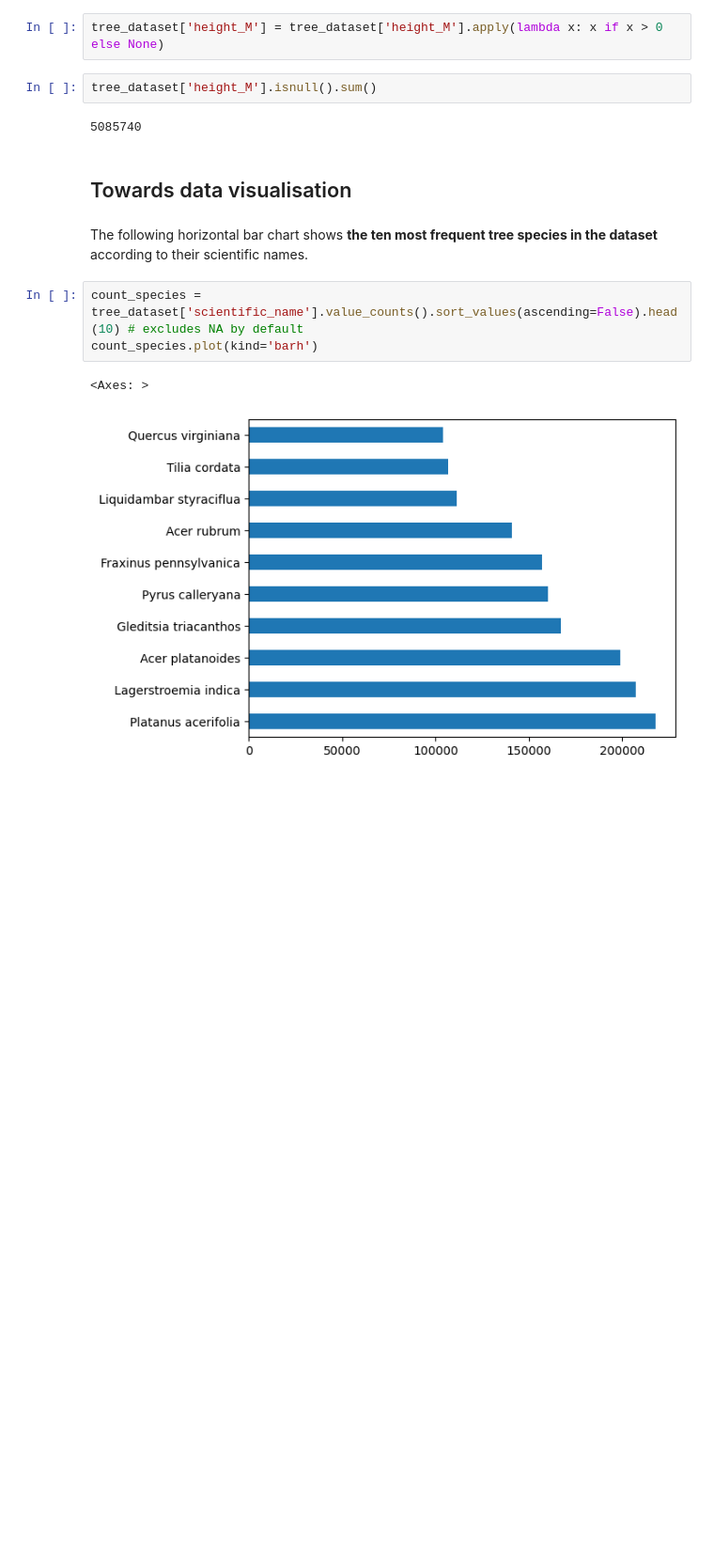
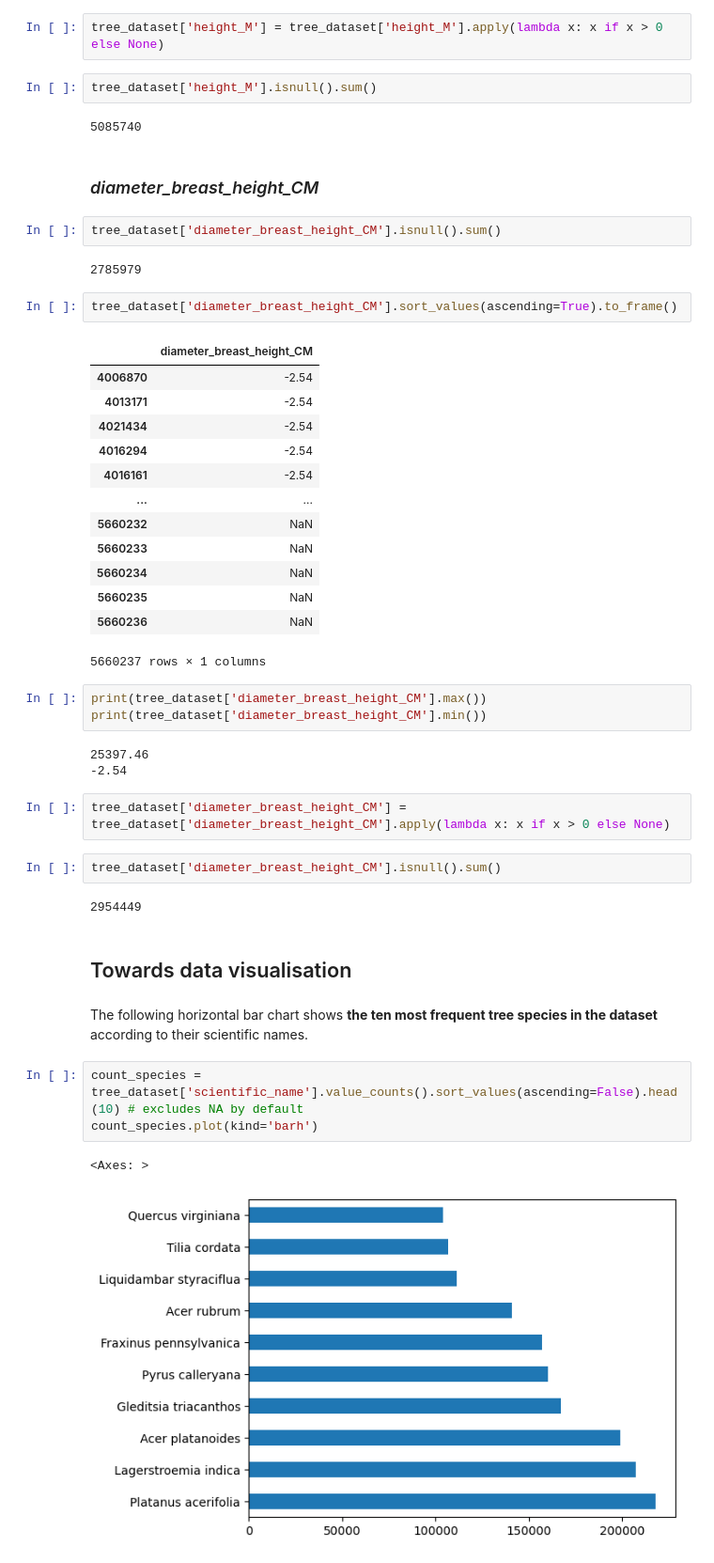
Before and after one commit to VittorioBartolomeoSecondin/DVIS-CAValli_Team, a Jupyter notebook: Assignment1 - Preprocessing.ipynb, the cells around one changed output. Shown at 94% size. Saved outputs shown, nothing was run; the diff lists cells and outputs as text; blank space fills up the shorter version.

```diff
--- a/Assignment1 - Preprocessing.ipynb
+++ b/Assignment1 - Preprocessing.ipynb
@@ -294,6 +282,40 @@ tree_dataset['height_M'] = tree_dataset['height_M'].apply(lambda x: x if x > 0 e
 tree_dataset['height_M'].isnull().sum()
 # %% [output]
 5085740
+# %% [markdown]
+### *diameter_breast_height_CM*
+# %%
+tree_dataset['diameter_breast_height_CM'].isnull().sum()
+# %% [output]
+2785979
+# %%
+tree_dataset['diameter_breast_height_CM'].sort_values(ascending=True).to_frame()
+# %% [output]
+|  | diameter_breast_height_CM |
+| 4006870 | -2.54 |
+| 4013171 | -2.54 |
+| 4021434 | -2.54 |
+| 4016294 | -2.54 |
+| 4016161 | -2.54 |
+| ... | ... |
+| 5660232 | NaN |
+| 5660233 | NaN |
+| 5660234 | NaN |
+| 5660235 | NaN |
+| 5660236 | NaN |
+5660237 rows × 1 columns
+# %%
+print(tree_dataset['diameter_breast_height_CM'].max())
+print(tree_dataset['diameter_breast_height_CM'].min())
+# %% [output]
+25397.46
+-2.54
+# %%
+tree_dataset['diameter_breast_height_CM'] = tree_dataset['diameter_breast_height_CM'].apply(lambda x: x if x > 0 else None)
+# %%
+tree_dataset['diameter_breast_height_CM'].isnull().sum()
+# %% [output]
+2954449
 # %% [markdown]
 ## Towards data visualisation
 # %% [markdown]
```
Also changed, not shown: parts of 3 cells of this notebook.
